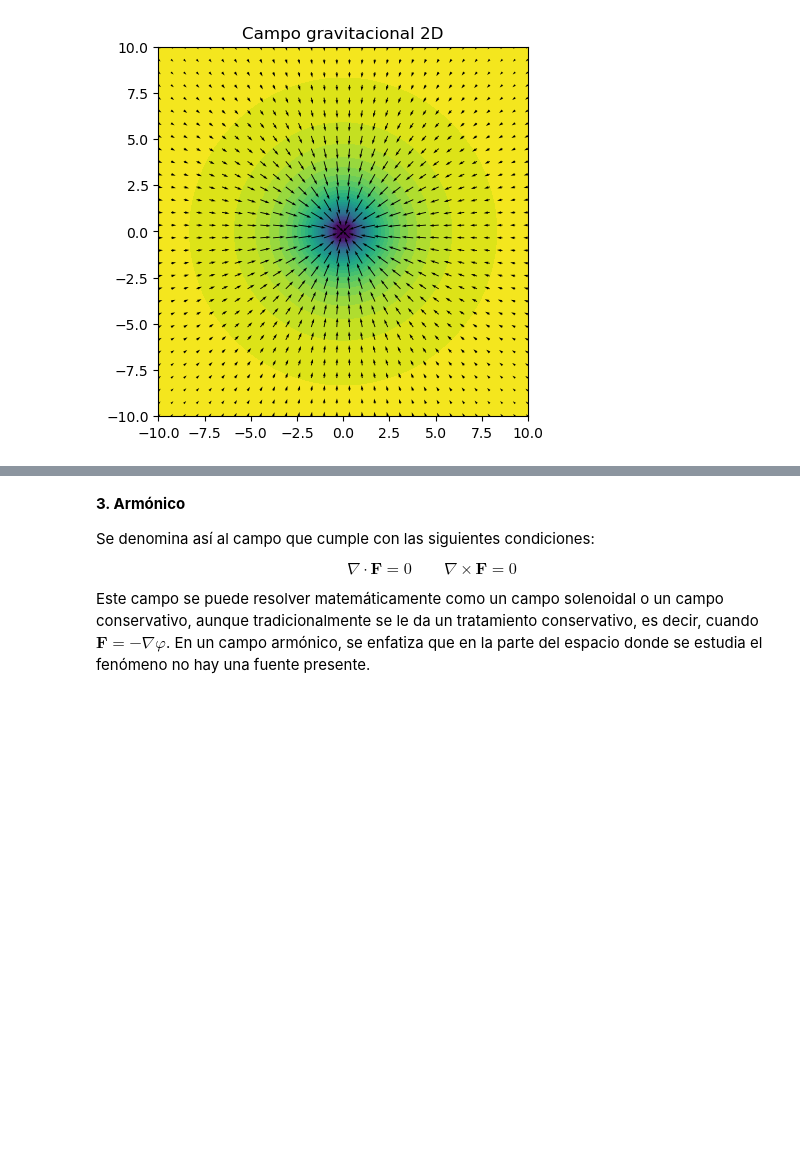
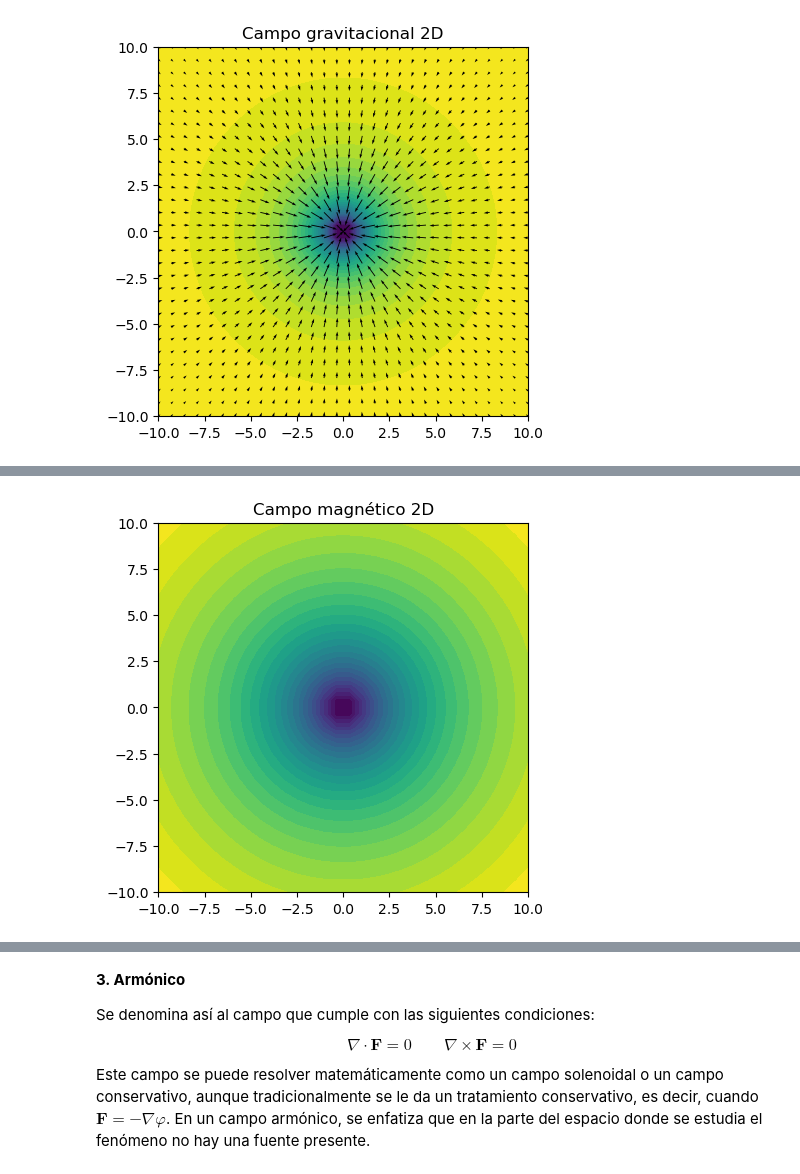
Before and after one commit to japharel/notasFTEM, a Jupyter notebook: Tema01_TeoremaHelmholtz.ipynb, the cells around one changed output, grey strips where cells are left out. Saved outputs shown, nothing was run; the diff lists cells and outputs as text; code cells hidden in the pictures; blank space fills up the shorter version.

Commit message:
new v1.1.0
updated plots for magnetic field, using sympy's code generation. as well, added new details for the graphs. Tema01 notebook now has the detailed graphs for each field

```diff
--- a/Tema01_TeoremaHelmholtz.ipynb
+++ b/Tema01_TeoremaHelmholtz.ipynb
@@ -139,0 +140,6 @@ b.plotVectorField2D(lim, samples)
+# %%
+# Se grafica el campo
+b.plotVectorField2D(lim, samples, lines=False, field=True,
+                    cmap='viridis_r')
+# %% [output]
+[figure, added]
```
Also changed, not shown: parts of 3 cells of this notebook, 1 other file.
